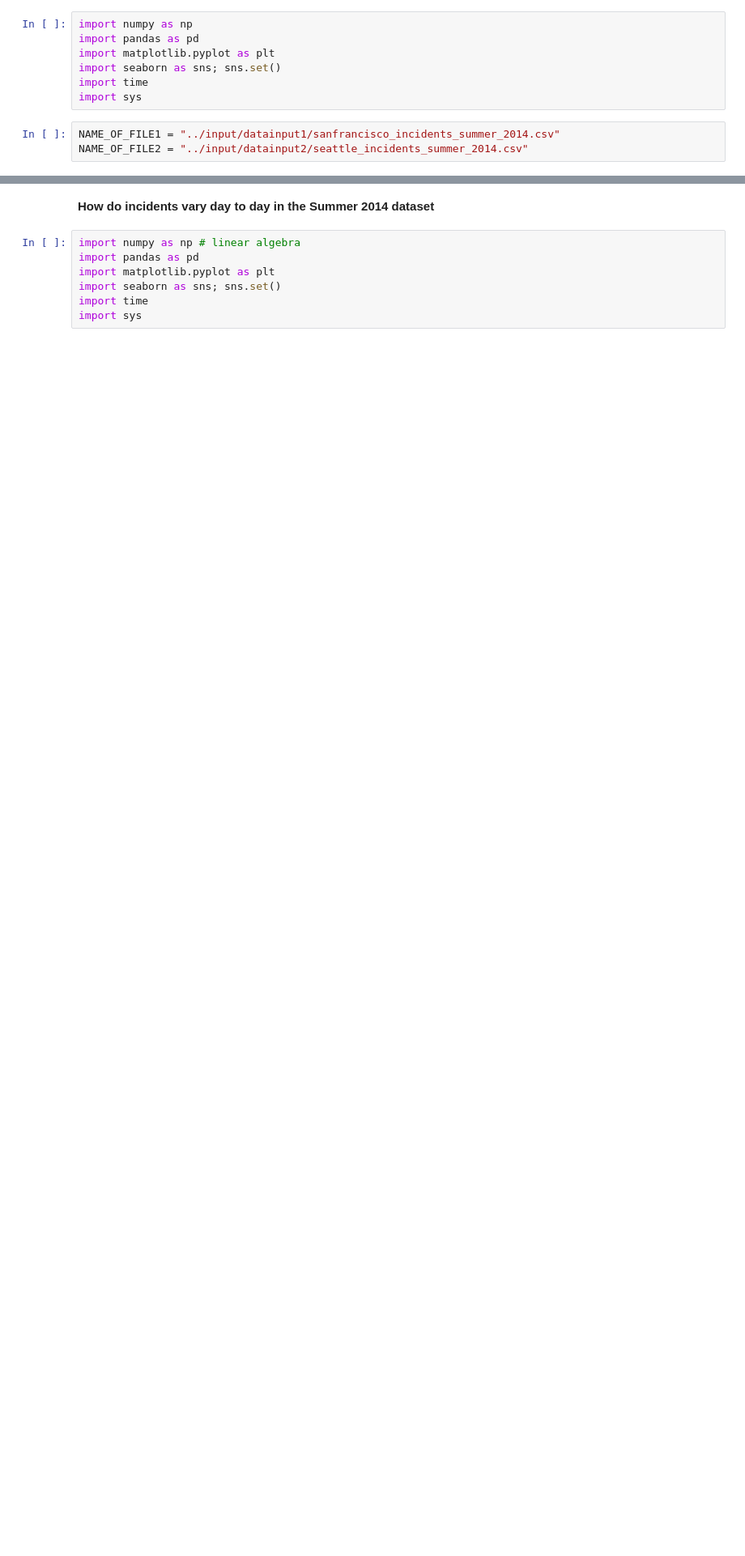
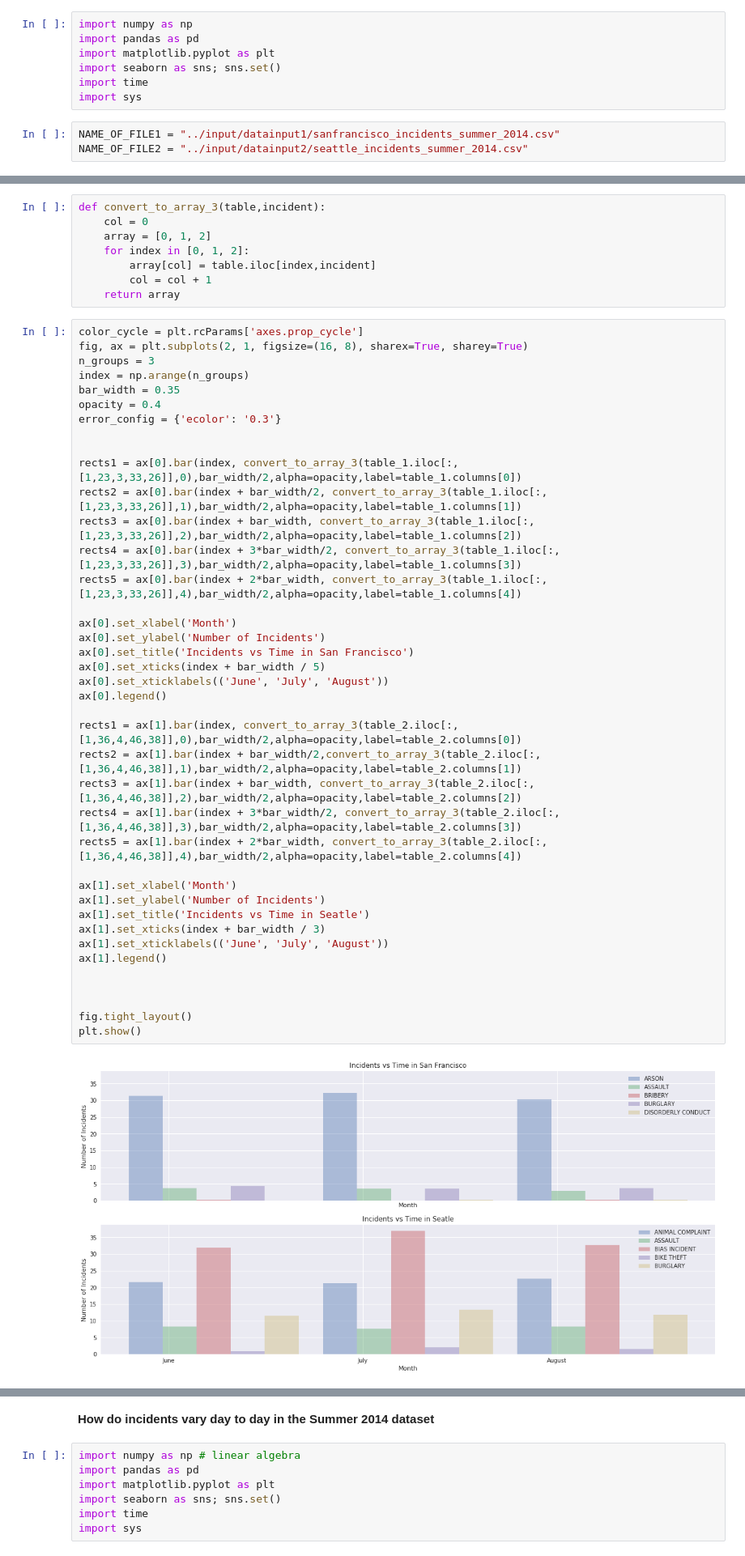
Before and after one commit to ramirobmar/data_science_02, a Jupyter notebook: final_results_2.ipynb, the cells around one changed output, grey strips where cells are left out. Shown at 81% size. Drawn from its saved outputs; the diff is of its cells as text; blank space fills up the shorter version.

```diff
--- a/final_results_2.ipynb
+++ b/final_results_2.ipynb
@@ -396,0 +421,50 @@ Analysis completed ....
+# %%
+def convert_to_array_3(table,incident):
+    col = 0
+    array = [0, 1, 2]
+    for index in [0, 1, 2]:
+        array[col] = table.iloc[index,incident]
+        col = col + 1
+    return array
+# %%
+color_cycle = plt.rcParams['axes.prop_cycle']
+fig, ax = plt.subplots(2, 1, figsize=(16, 8), sharex=True, sharey=True)
+n_groups = 3
+index = np.arange(n_groups)
+bar_width = 0.35
+opacity = 0.4
+error_config = {'ecolor': '0.3'}
+
+
+rects1 = ax[0].bar(index, convert_to_array_3(table_1.iloc[:,[1,23,3,33,26]],0),bar_width/2,alpha=opacity,label=table_1.columns[0])
+rects2 = ax[0].bar(index + bar_width/2, convert_to_array_3(table_1.iloc[:,[1,23,3,33,26]],1),bar_width/2,alpha=opacity,label=table_1.columns[1])
+rects3 = ax[0].bar(index + bar_width, convert_to_array_3(table_1.iloc[:,[1,23,3,33,26]],2),bar_width/2,alpha=opacity,label=table_1.columns[2])
+rects4 = ax[0].bar(index + 3*bar_width/2, convert_to_array_3(table_1.iloc[:,[1,23,3,33,26]],3),bar_width/2,alpha=opacity,label=table_1.columns[3])
+rects5 = ax[0].bar(index + 2*bar_width, convert_to_array_3(table_1.iloc[:,[1,23,3,33,26]],4),bar_width/2,alpha=opacity,label=table_1.columns[4])
+
+ax[0].set_xlabel('Month')
+ax[0].set_ylabel('Number of Incidents')
+ax[0].set_title('Incidents vs Time in San Francisco')
+ax[0].set_xticks(index + bar_width / 5)
+ax[0].set_xticklabels(('June', 'July', 'August'))
+ax[0].legend()
+
+rects1 = ax[1].bar(index, convert_to_array_3(table_2.iloc[:,[1,36,4,46,38]],0),bar_width/2,alpha=opacity,label=table_2.columns[0])
+rects2 = ax[1].bar(index + bar_width/2,convert_to_array_3(table_2.iloc[:,[1,36,4,46,38]],1),bar_width/2,alpha=opacity,label=table_2.columns[1])
+rects3 = ax[1].bar(index + bar_width, convert_to_array_3(table_2.iloc[:,[1,36,4,46,38]],2),bar_width/2,alpha=opacity,label=table_2.columns[2])
+rects4 = ax[1].bar(index + 3*bar_width/2, convert_to_array_3(table_2.iloc[:,[1,36,4,46,38]],3),bar_width/2,alpha=opacity,label=table_2.columns[3])
+rects5 = ax[1].bar(index + 2*bar_width, convert_to_array_3(table_2.iloc[:,[1,36,4,46,38]],4),bar_width/2,alpha=opacity,label=table_2.columns[4])
+
+ax[1].set_xlabel('Month')
+ax[1].set_ylabel('Number of Incidents')
+ax[1].set_title('Incidents vs Time in Seatle')
+ax[1].set_xticks(index + bar_width / 3)
+ax[1].set_xticklabels(('June', 'July', 'August'))
+ax[1].legend()
+
+
+
+fig.tight_layout()
+plt.show()
+# %% [output]
+[figure, added]
```
Also changed, not shown: parts of 21 cells of this notebook.
